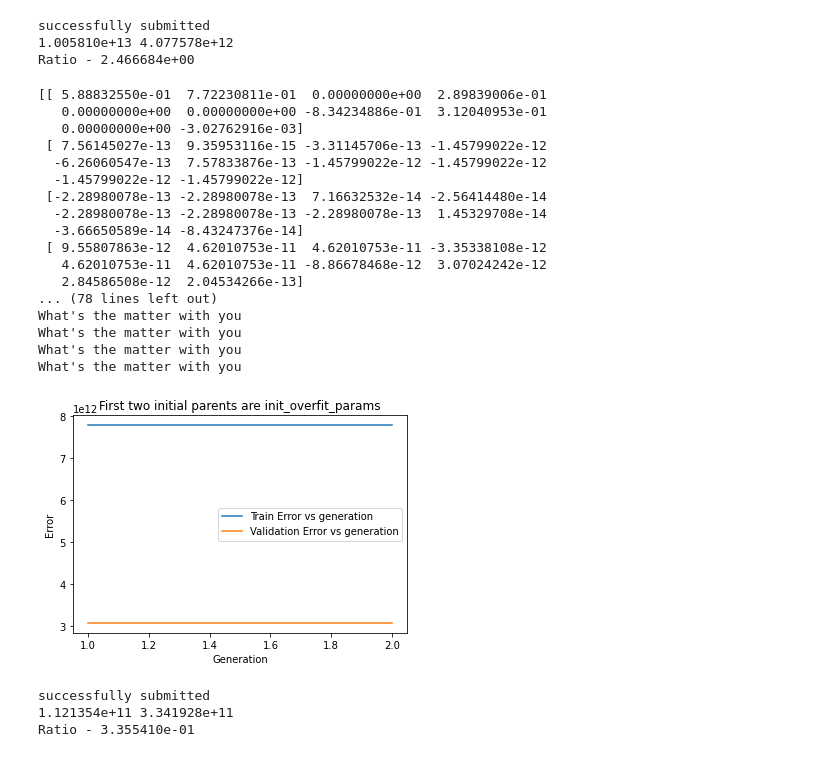
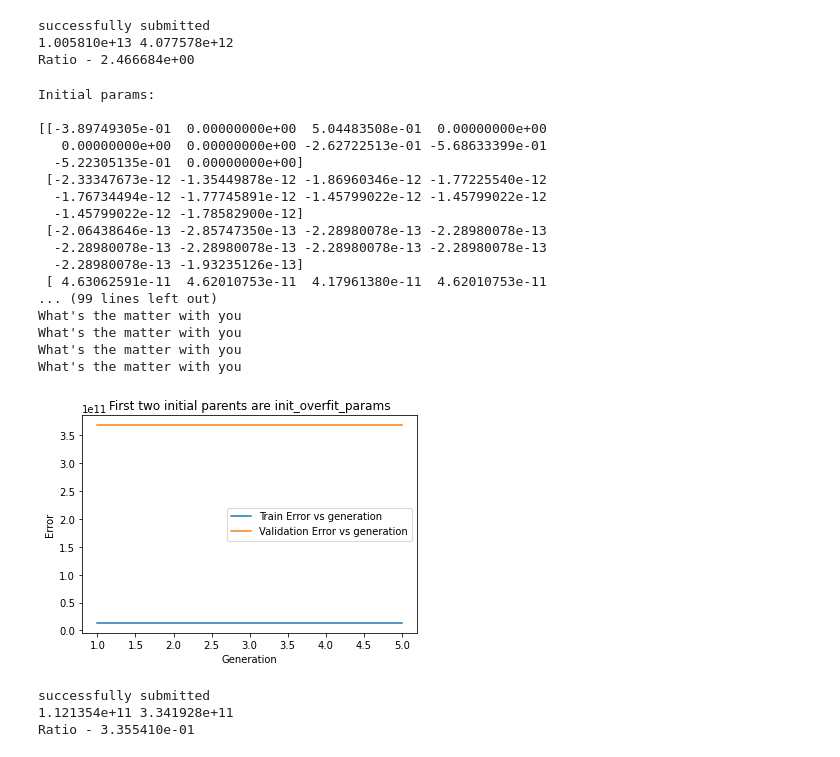
Before and after one commit to vishal-2000/MDL, a Jupyter notebook: Assignment2/main_code2.ipynb, the cells around one changed output. Drawn from its saved outputs; the diff is of its cells as text; code cells hidden in the pictures.

```diff
--- a/Assignment2/main_code2.ipynb
+++ b/Assignment2/main_code2.ipynb
@@ -406,11 +406,11 @@ Ratio - 2.466684e+00
 init_params = np.zeros(shape=(11, 10), dtype=float)
 np.copyto(init_params, params)
 # %%
-init_overfit_params, init_params = initialize_params()
-NO_OF_GENERATIONS = 2
+#init_overfit_params, init_params = initialize_params()
+NO_OF_GENERATIONS = 5
 generation_errors = np.zeros(shape=(NO_OF_GENERATIONS, 2), dtype=float)
-params = np.zeros(shape=(11, POPULATION_SIZE), dtype=float)
-np.copyto(params, init_params)
+#params = np.zeros(shape=(11, POPULATION_SIZE), dtype=float)
+#np.copyto(params, init_params)
 print("Initial params:\n")
 print(init_params)
 #target_directory = "Results/3-04/run2"
@@ -477,47 +477,47 @@ for i in range(NO_OF_GENERATIONS):
     offspring_params = np.zeros(shape=(11, POPULATION_SIZE), dtype=float)
     offspring_params[:, 0] = elite_params[0, :]
     offspring_params[:, 1] = elite_params[1, :]
     while temp_count < POPULATION_SIZE:
         k, l = select_parents(parent_selection_prob)
         #print(k, l)
         print("What's the matter with you")
         offspring1, offspring2 = cross_over(parents[k, :], parents[l, :], SPLIT_POINT)
         #print(offspring)
         offspring1 = mutate(offspring1)
         offspring2 = mutate(offspring2)
         #print(offspring)
         offspring_params[:, temp_count] += offspring1[:]
         offspring_params[:, temp_count+1] += offspring2[:]
         #print(offspring_params)
         temp_count += 2
     #print("Errors")
     #print(generation_errors)
     #print("params")
     #print(offspring_params)
     np.copyto(params, offspring_params)
 f.write('Best offspring gen errors:\n')
 f.write(str(generation_errors))
 f.close()
 plot_graph(NO_OF_GENERATIONS, generation_errors, target_directory)
 # %% [output]
-[[ 5.88832550e-01  7.72230811e-01  0.00000000e+00  2.89839006e-01
-   0.00000000e+00  0.00000000e+00 -8.34234886e-01  3.12040953e-01
-   0.00000000e+00 -3.02762916e-03]
- [ 7.56145027e-13  9.35953116e-15 -3.31145706e-13 -1.45799022e-12
-  -6.26060547e-13  7.57833876e-13 -1.45799022e-12 -1.45799022e-12
-  -1.45799022e-12 -1.45799022e-12]
- [-2.28980078e-13 -2.28980078e-13  7.16632532e-14 -2.56414480e-14
-  -2.28980078e-13 -2.28980078e-13 -2.28980078e-13  1.45329708e-14
-  -3.66650589e-14 -8.43247376e-14]
- [ 9.55807863e-12  4.62010753e-11  4.62010753e-11 -3.35338108e-12
-   4.62010753e-11  4.62010753e-11 -8.86678468e-12  3.07024242e-12
-   2.84586508e-12  2.04534266e-13]
-... (78 lines left out)
+Initial params:
+
+[[-3.89749305e-01  0.00000000e+00  5.04483508e-01  0.00000000e+00
+   0.00000000e+00  0.00000000e+00 -2.62722513e-01 -5.68633399e-01
+  -5.22305135e-01  0.00000000e+00]
+ [-2.33347673e-12 -1.35449878e-12 -1.86960346e-12 -1.77225540e-12
+  -1.76734494e-12 -1.77745891e-12 -1.45799022e-12 -1.45799022e-12
+  -1.45799022e-12 -1.78582900e-12]
+ [-2.06438646e-13 -2.85747350e-13 -2.28980078e-13 -2.28980078e-13
+  -2.28980078e-13 -2.28980078e-13 -2.28980078e-13 -2.28980078e-13
+  -2.28980078e-13 -1.93235126e-13]
+ [ 4.63062591e-11  4.62010753e-11  4.17961380e-11  4.62010753e-11
+... (99 lines left out)
 What's the matter with you
 What's the matter with you
 What's the matter with you
 What's the matter with you
-[figure, old version]
+[figure, new version]
 # %%
 def trash3():
     init_overfit_params, init_params = initialize_params()
```
Also changed, not shown: 10 other files.
